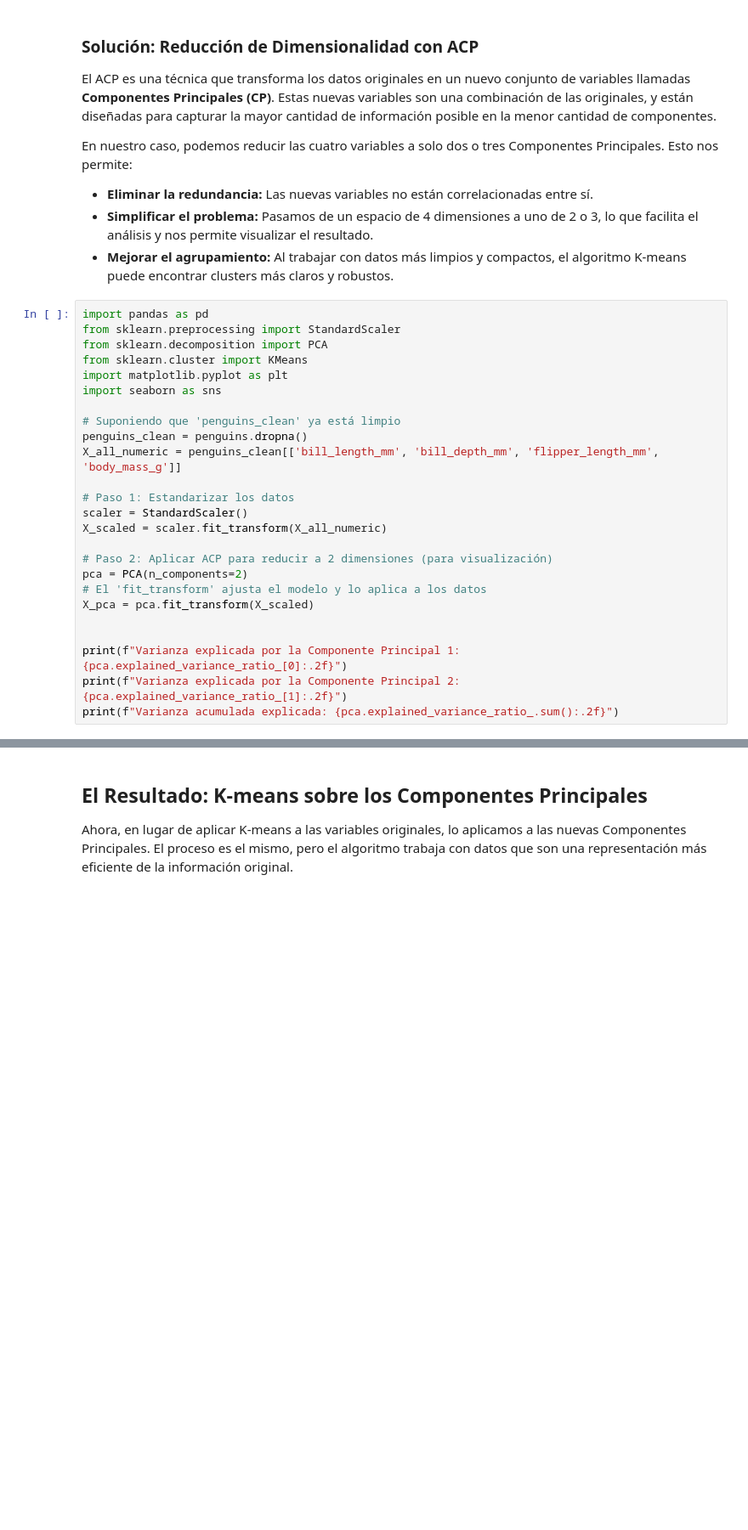
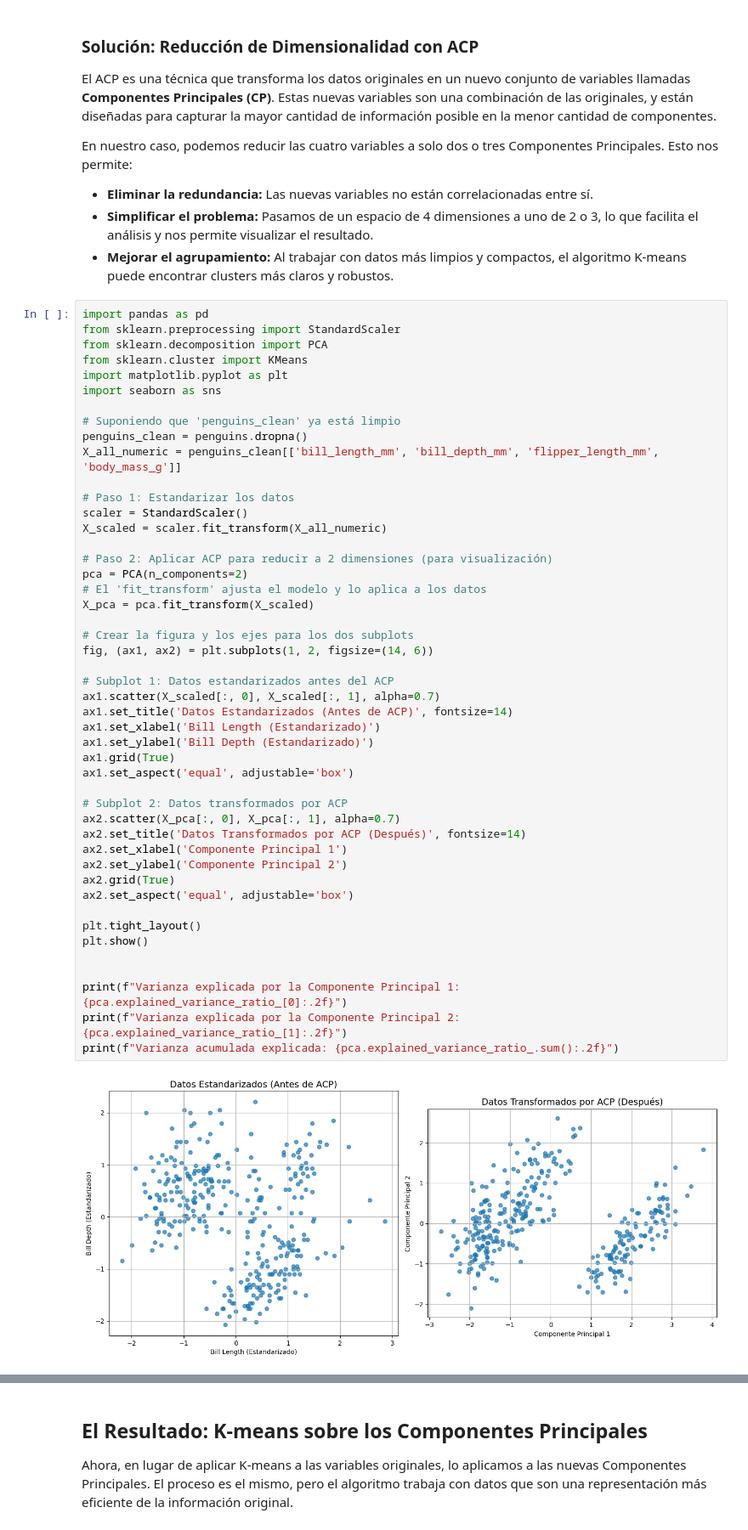
Before and after one commit to valenlopezzz04/K-means-Expo, a Jupyter notebook: K_means.ipynb, the cells around one changed output, grey strips where cells are left out. Shown at 85% size. Cells and saved outputs as stored; diff of their text form; blank space fills up the shorter version.

```diff
--- a/K_means.ipynb
+++ b/K_means.ipynb
@@ -412,29 +412,52 @@ En nuestro caso, podemos reducir las cuatro variables a solo dos o tres Componen
 # %%
 import pandas as pd
 from sklearn.preprocessing import StandardScaler
 from sklearn.decomposition import PCA
 from sklearn.cluster import KMeans
 import matplotlib.pyplot as plt
 import seaborn as sns
 
 # Suponiendo que 'penguins_clean' ya está limpio
 penguins_clean = penguins.dropna()
 X_all_numeric = penguins_clean[['bill_length_mm', 'bill_depth_mm', 'flipper_length_mm', 'body_mass_g']]
 
 # Paso 1: Estandarizar los datos
 scaler = StandardScaler()
 X_scaled = scaler.fit_transform(X_all_numeric)
 
 # Paso 2: Aplicar ACP para reducir a 2 dimensiones (para visualización)
 pca = PCA(n_components=2)
 # El 'fit_transform' ajusta el modelo y lo aplica a los datos
 X_pca = pca.fit_transform(X_scaled)
 
+# Crear la figura y los ejes para los dos subplots
+fig, (ax1, ax2) = plt.subplots(1, 2, figsize=(14, 6))
+
+# Subplot 1: Datos estandarizados antes del ACP
+ax1.scatter(X_scaled[:, 0], X_scaled[:, 1], alpha=0.7)
+ax1.set_title('Datos Estandarizados (Antes de ACP)', fontsize=14)
+ax1.set_xlabel('Bill Length (Estandarizado)')
+ax1.set_ylabel('Bill Depth (Estandarizado)')
+ax1.grid(True)
+ax1.set_aspect('equal', adjustable='box')
+
+# Subplot 2: Datos transformados por ACP
+ax2.scatter(X_pca[:, 0], X_pca[:, 1], alpha=0.7)
+ax2.set_title('Datos Transformados por ACP (Después)', fontsize=14)
+ax2.set_xlabel('Componente Principal 1')
+ax2.set_ylabel('Componente Principal 2')
+ax2.grid(True)
+ax2.set_aspect('equal', adjustable='box')
+
+plt.tight_layout()
+plt.show()
+
 
 print(f"Varianza explicada por la Componente Principal 1: {pca.explained_variance_ratio_[0]:.2f}")
 print(f"Varianza explicada por la Componente Principal 2: {pca.explained_variance_ratio_[1]:.2f}")
 print(f"Varianza acumulada explicada: {pca.explained_variance_ratio_.sum():.2f}")
 # %% [output]
+[figure, added]
 Varianza explicada por la Componente Principal 1: 0.69
 Varianza explicada por la Componente Principal 2: 0.19
 Varianza acumulada explicada: 0.88
```
